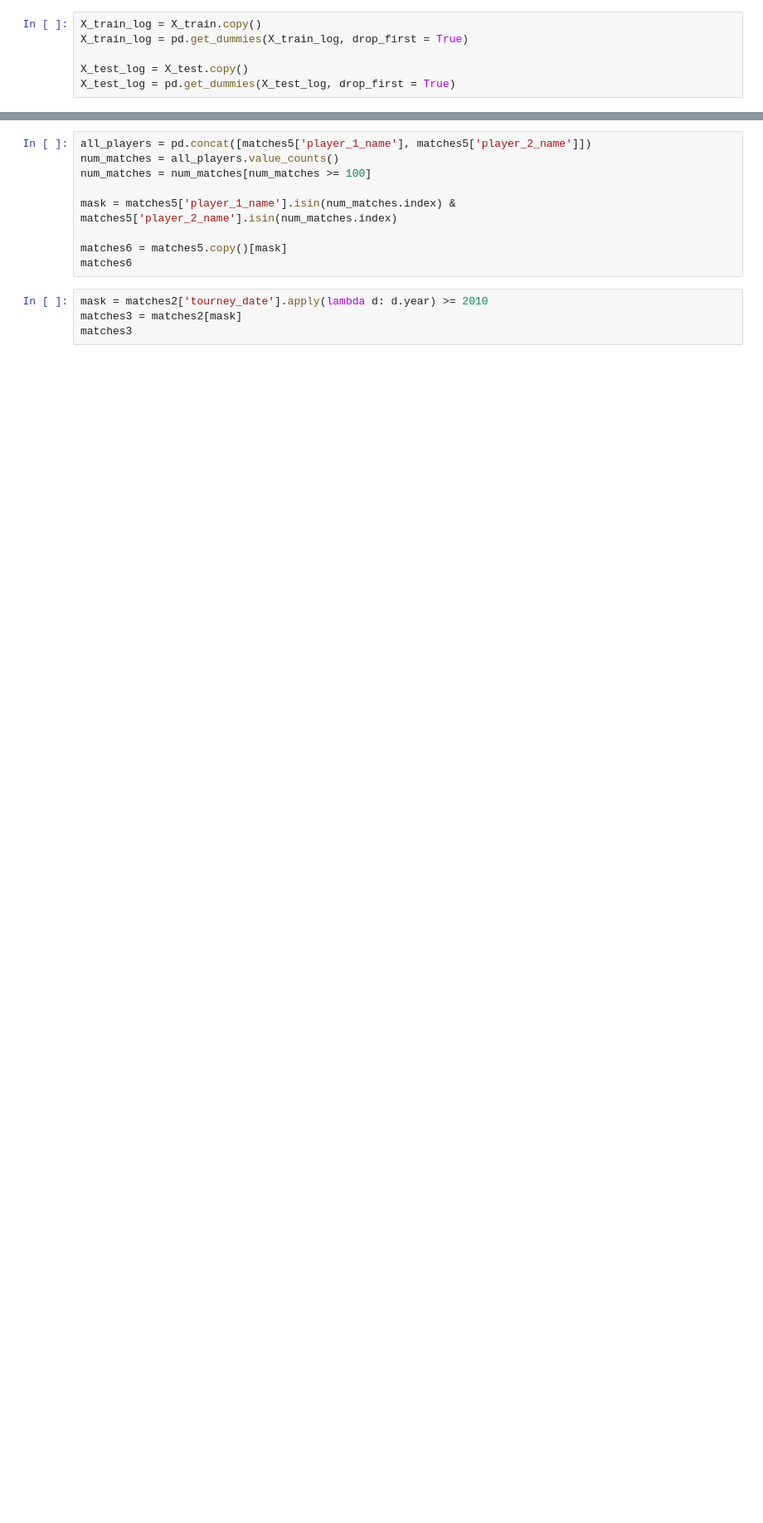
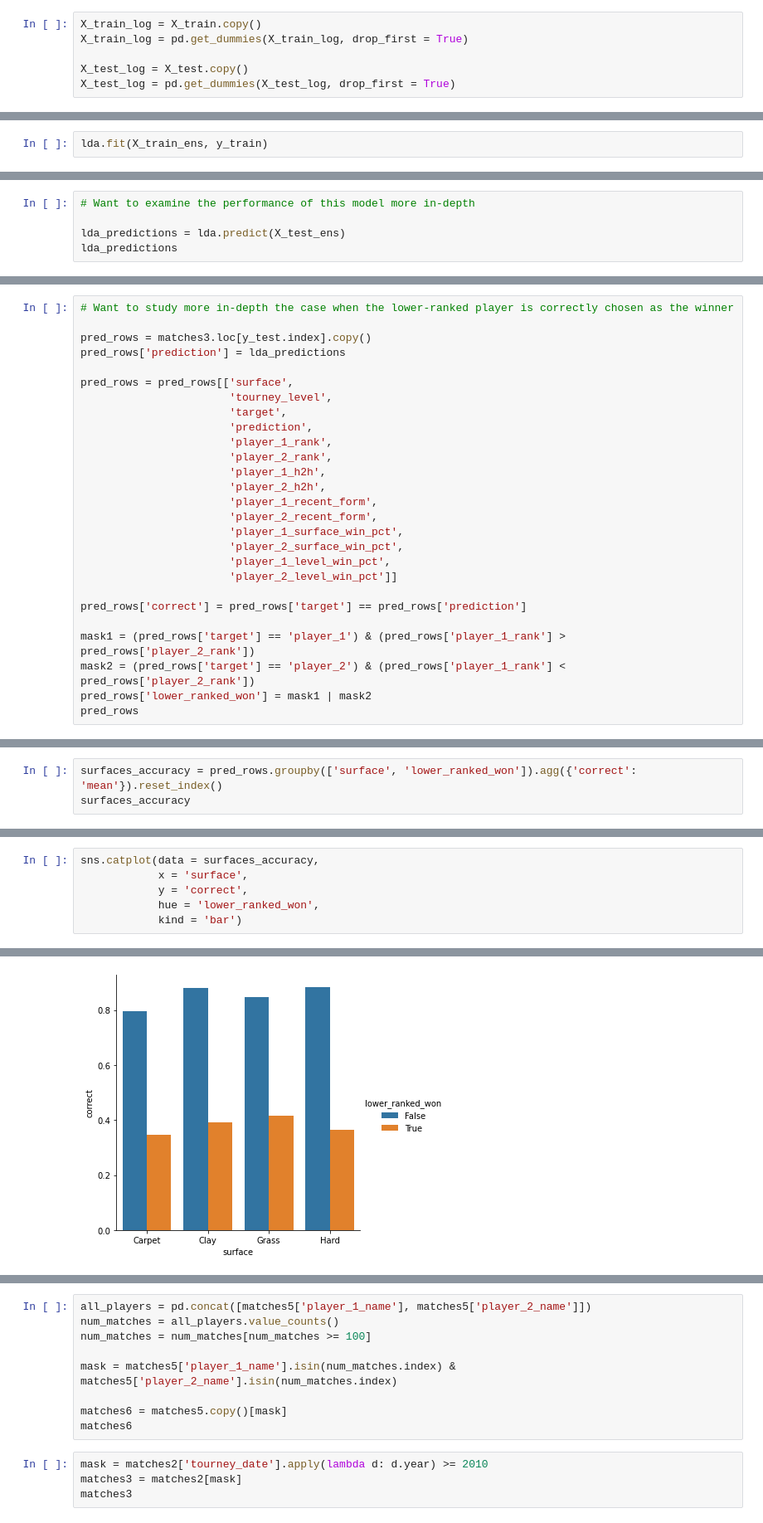
Before and after one commit to nickdevin/Tennis_Predicting, a Jupyter notebook: capstone_final.ipynb, the cells around one changed output, grey strips where cells are left out. Shown: that part at 83% size. Drawn from its saved outputs; the diff is of its cells as text; blank space fills up the shorter version.

```diff
--- a/capstone_final.ipynb
+++ b/capstone_final.ipynb
@@ -1380,0 +1305,2 @@ X_train_log
+# %%
+lda.fit(X_train_ens, y_train)
@@ -1380,0 +1316,5 @@ X_train_log
+# %%
+# Want to examine the performance of this model more in-depth
+
+lda_predictions = lda.predict(X_test_ens)
+lda_predictions
@@ -1380,0 +1324,27 @@ X_train_log
+# %%
+# Want to study more in-depth the case when the lower-ranked player is correctly chosen as the winner
+
+pred_rows = matches3.loc[y_test.index].copy()
+pred_rows['prediction'] = lda_predictions
+
+pred_rows = pred_rows[['surface',
+                       'tourney_level',
+                       'target',
+                       'prediction',
+                       'player_1_rank',
+                       'player_2_rank',
+                       'player_1_h2h',
+                       'player_2_h2h',
+                       'player_1_recent_form',
+                       'player_2_recent_form',
+                       'player_1_surface_win_pct',
+                       'player_2_surface_win_pct',
+                       'player_1_level_win_pct',
+                       'player_2_level_win_pct']]
+
+pred_rows['correct'] = pred_rows['target'] == pred_rows['prediction']
+
+mask1 = (pred_rows['target'] == 'player_1') & (pred_rows['player_1_rank'] > pred_rows['player_2_rank'])
+mask2 = (pred_rows['target'] == 'player_2') & (pred_rows['player_1_rank'] < pred_rows['player_2_rank'])
+pred_rows['lower_ranked_won'] = mask1 | mask2
+pred_rows
@@ -1380,0 +1374,3 @@ X_train_log
+# %%
+surfaces_accuracy = pred_rows.groupby(['surface', 'lower_ranked_won']).agg({'correct': 'mean'}).reset_index()
+surfaces_accuracy
@@ -1380,0 +1387,7 @@ X_train_log
+# %%
+sns.catplot(data = surfaces_accuracy,
+            x = 'surface',
+            y = 'correct',
+            hue = 'lower_ranked_won',
+            kind = 'bar')
+# %% [output]
@@ -1380,0 +1395 @@ X_train_log
+[figure, added]
```
Also changed, not shown: parts of 82 cells of this notebook.
